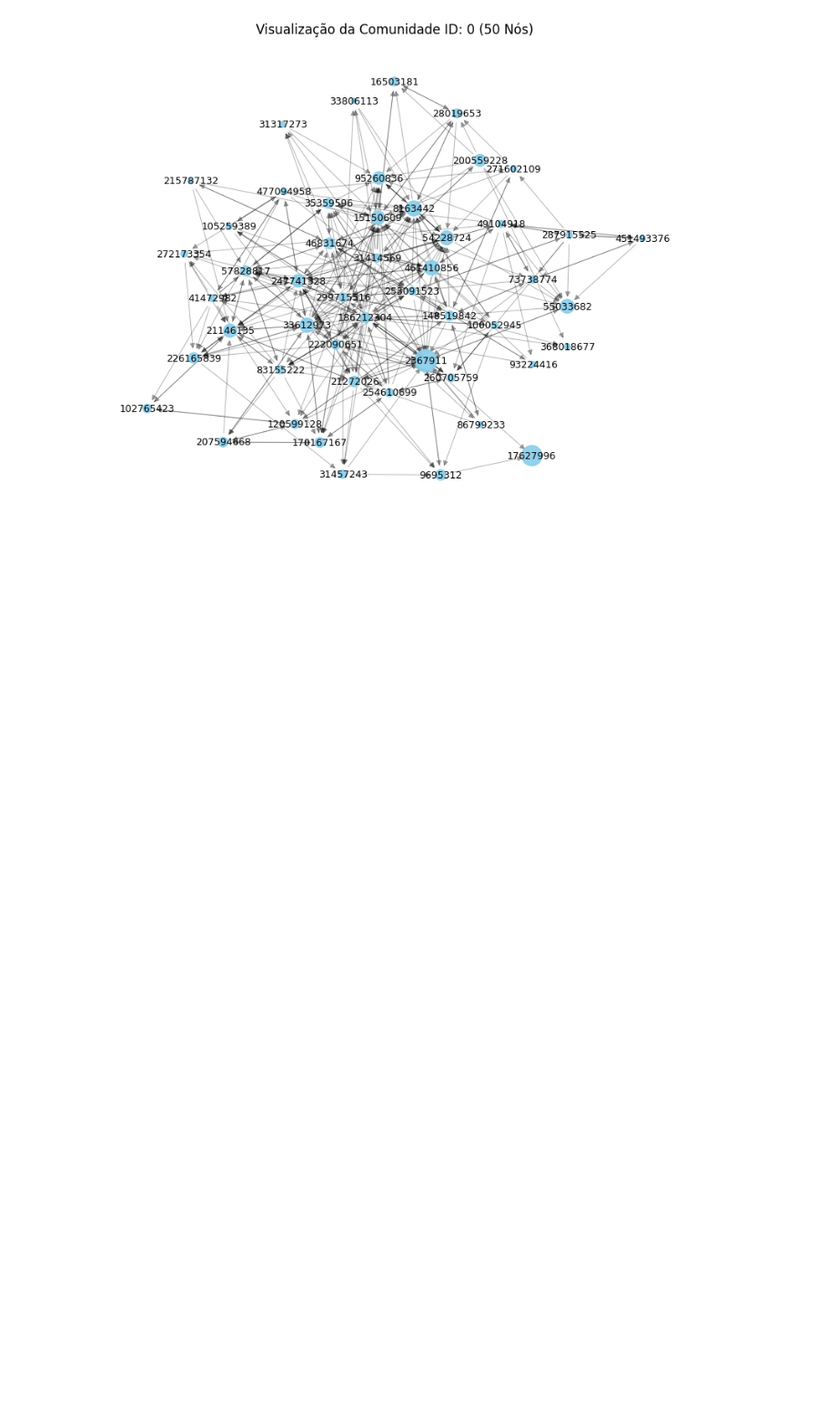
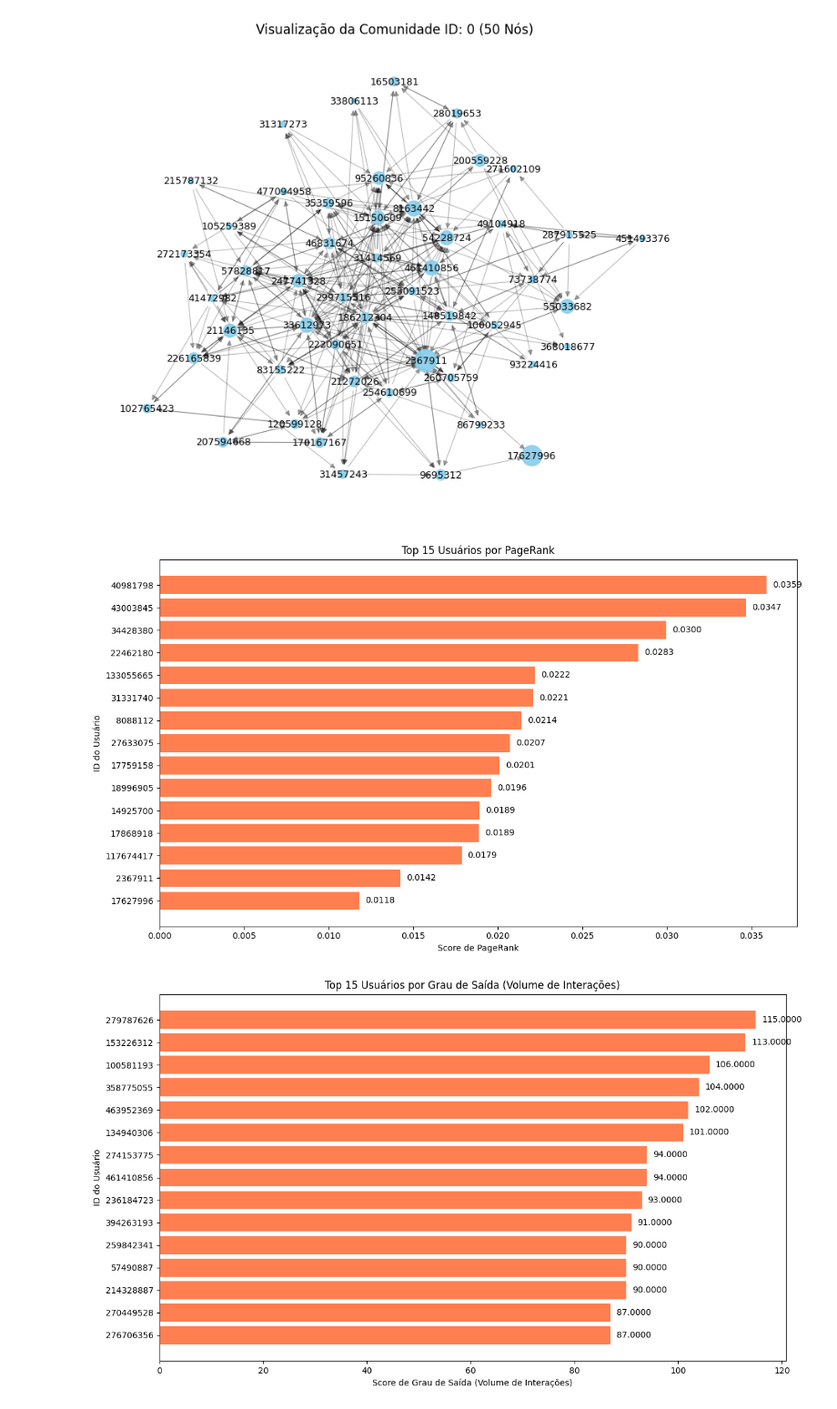
Before and after one commit to reisryan/proj1_tag_25.1, a Jupyter notebook: notebooks/AnaliseRedeTwitter.ipynb, the cells around one changed output. Shown at 91% size. Saved outputs shown, nothing was run; the diff lists cells and outputs as text; code cells hidden in the pictures; blank space fills up the shorter version.

```diff
--- a/notebooks/AnaliseRedeTwitter.ipynb
+++ b/notebooks/AnaliseRedeTwitter.ipynb
@@ -517,0 +539,18 @@ Plotando subgrafo para a Comunidade ID: 0
+# %%
+if G is not None and G.number_of_nodes() > 0:
+    if 'pagerank_valores' in locals() and pagerank_valores:
+        plotar_top_n_usuarios(pagerank_valores, "PageRank")
+
+    if 'graus_saida_dict' in locals() and graus_saida_dict:
+        plotar_top_n_usuarios(graus_saida_dict, "Grau de Saída (Volume de Interações)")
+
+    if 'intermediacao_dict' in locals() and intermediacao_dict:
+        plotar_top_n_usuarios(intermediacao_dict, "Centralidade de Intermediação")
+
+    if 'proximidade_dict' in locals() and proximidade_dict:
+        plotar_top_n_usuarios(proximidade_dict, "Centralidade de Proximidade")
+else:
+    print("Grafo não carregado ou sem nós para plotar top N.")
+# %% [output]
+[figure, added]
+[figure, added]
```
Also changed, not shown: parts of 16 cells of this notebook, 2 other files.
